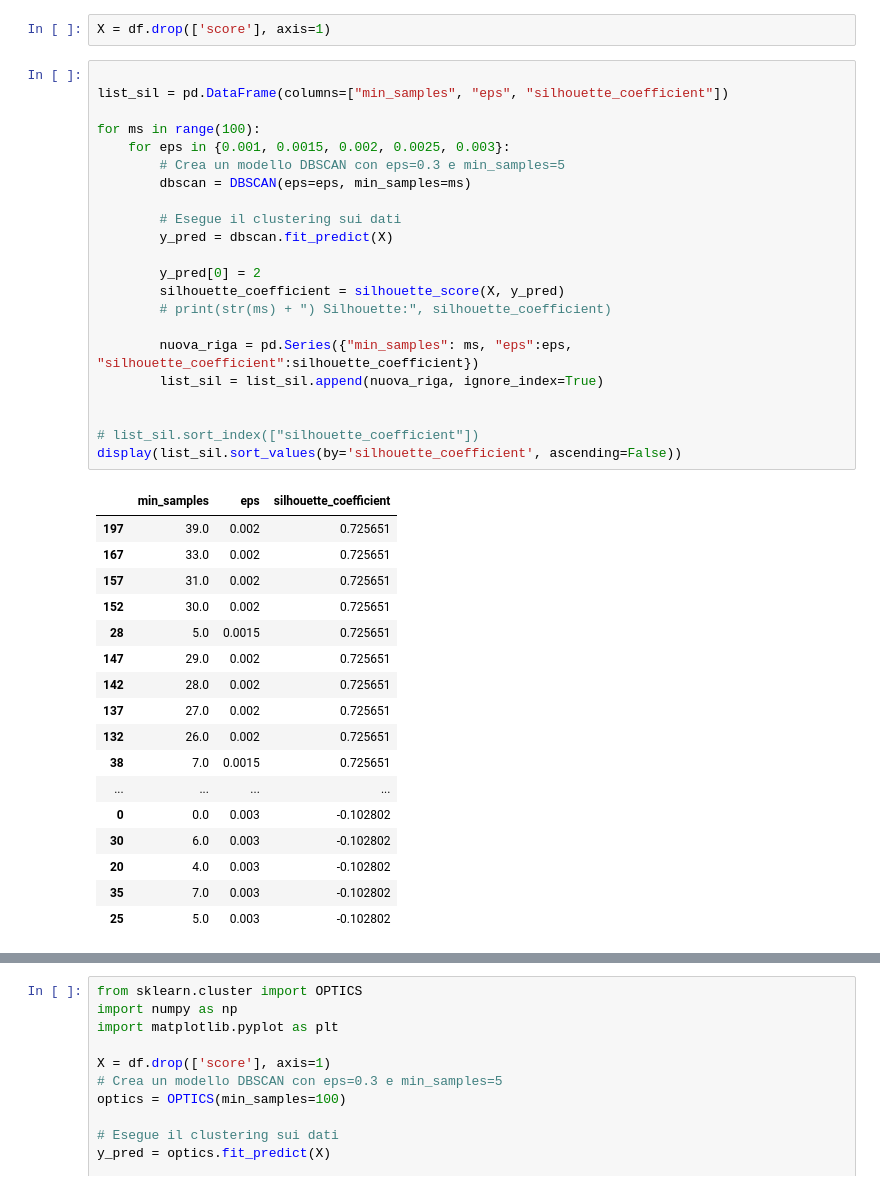
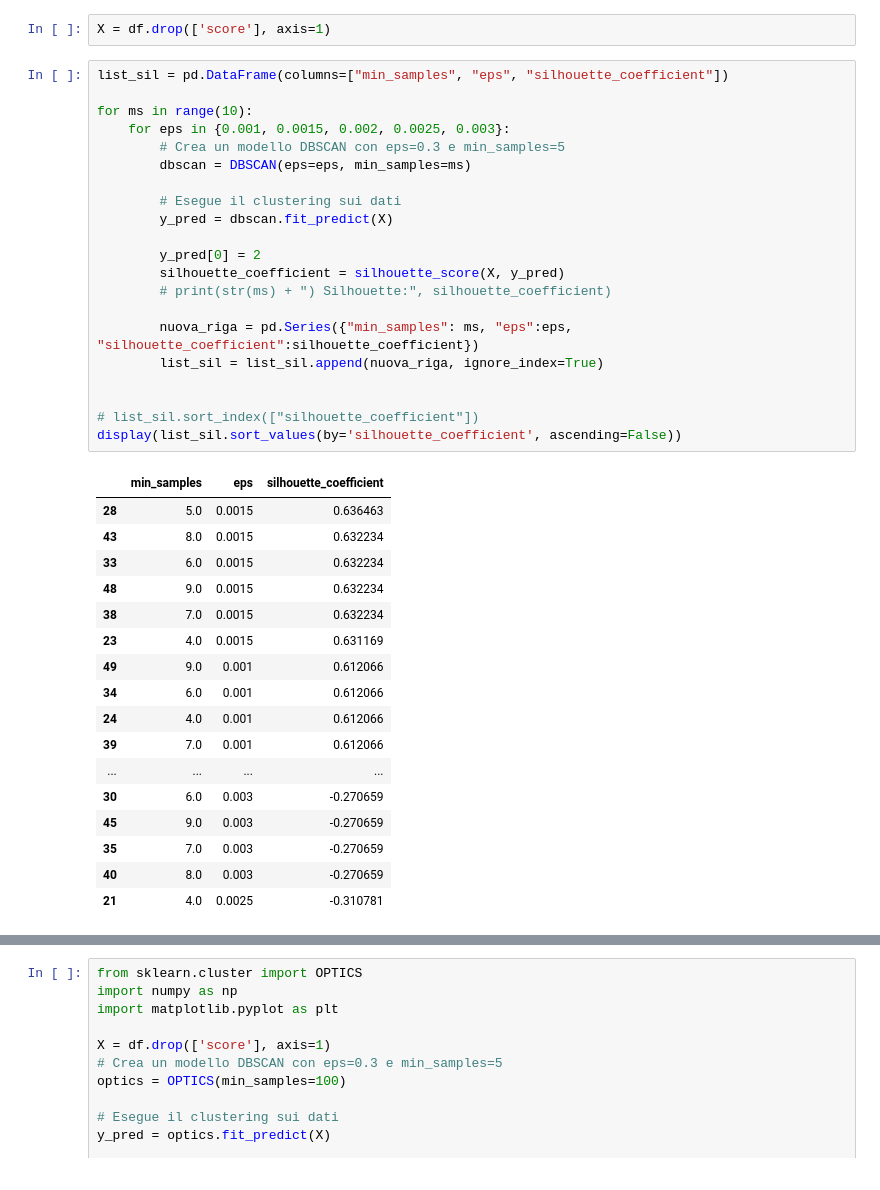
Before and after one commit to gabrielemarino-gm/Emotion-Tracker, a Jupyter notebook: ScripPython/FakeDB.ipynb, the cells around one changed output, grey strips where cells are left out. Drawn from its saved outputs; the diff is of its cells as text.

```diff
--- a/ScripPython/FakeDB.ipynb
+++ b/ScripPython/FakeDB.ipynb
@@ -161,45 +166,44 @@ df
 # %%
 X = df.drop(['score'], axis=1)
 # %%
-
 list_sil = pd.DataFrame(columns=["min_samples", "eps", "silhouette_coefficient"])
 
-for ms in range(100):
+for ms in range(10):
     for eps in {0.001, 0.0015, 0.002, 0.0025, 0.003}:
         # Crea un modello DBSCAN con eps=0.3 e min_samples=5
         dbscan = DBSCAN(eps=eps, min_samples=ms)
 
         # Esegue il clustering sui dati
         y_pred = dbscan.fit_predict(X)
 
         y_pred[0] = 2
         silhouette_coefficient = silhouette_score(X, y_pred)
         # print(str(ms) + ") Silhouette:", silhouette_coefficient)
 
         nuova_riga = pd.Series({"min_samples": ms, "eps":eps, "silhouette_coefficient":silhouette_coefficient})
         list_sil = list_sil.append(nuova_riga, ignore_index=True)
 
 
 # list_sil.sort_index(["silhouette_coefficient"])
 display(list_sil.sort_values(by='silhouette_coefficient', ascending=False))
 # %% [output]
 |  | min_samples | eps | silhouette_coefficient |
-| 197 | 39.0 | 0.002 | 0.725651 |
-| 167 | 33.0 | 0.002 | 0.725651 |
-| 157 | 31.0 | 0.002 | 0.725651 |
-| 152 | 30.0 | 0.002 | 0.725651 |
-| 28 | 5.0 | 0.0015 | 0.725651 |
-| 147 | 29.0 | 0.002 | 0.725651 |
-| 142 | 28.0 | 0.002 | 0.725651 |
-| 137 | 27.0 | 0.002 | 0.725651 |
-| 132 | 26.0 | 0.002 | 0.725651 |
-| 38 | 7.0 | 0.0015 | 0.725651 |
+| 28 | 5.0 | 0.0015 | 0.636463 |
+| 43 | 8.0 | 0.0015 | 0.632234 |
+| 33 | 6.0 | 0.0015 | 0.632234 |
+| 48 | 9.0 | 0.0015 | 0.632234 |
+| 38 | 7.0 | 0.0015 | 0.632234 |
+| 23 | 4.0 | 0.0015 | 0.631169 |
+| 49 | 9.0 | 0.001 | 0.612066 |
+| 34 | 6.0 | 0.001 | 0.612066 |
+| 24 | 4.0 | 0.001 | 0.612066 |
+| 39 | 7.0 | 0.001 | 0.612066 |
 | ... | ... | ... | ... |
-| 0 | 0.0 | 0.003 | -0.102802 |
-| 30 | 6.0 | 0.003 | -0.102802 |
-| 20 | 4.0 | 0.003 | -0.102802 |
-| 35 | 7.0 | 0.003 | -0.102802 |
-| 25 | 5.0 | 0.003 | -0.102802 |
+| 30 | 6.0 | 0.003 | -0.270659 |
+| 45 | 9.0 | 0.003 | -0.270659 |
+| 35 | 7.0 | 0.003 | -0.270659 |
+| 40 | 8.0 | 0.003 | -0.270659 |
+| 21 | 4.0 | 0.0025 | -0.310781 |
 # %%
 from sklearn.cluster import DBSCAN
 import numpy as np
```
Also changed, not shown: parts of 2 cells of this notebook, 2 other files.
